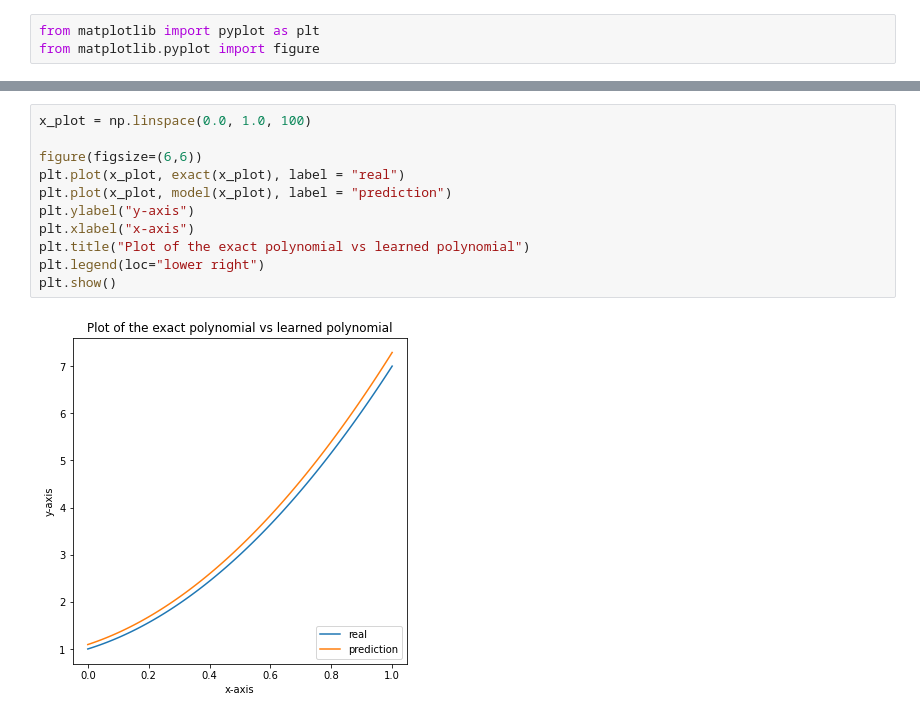
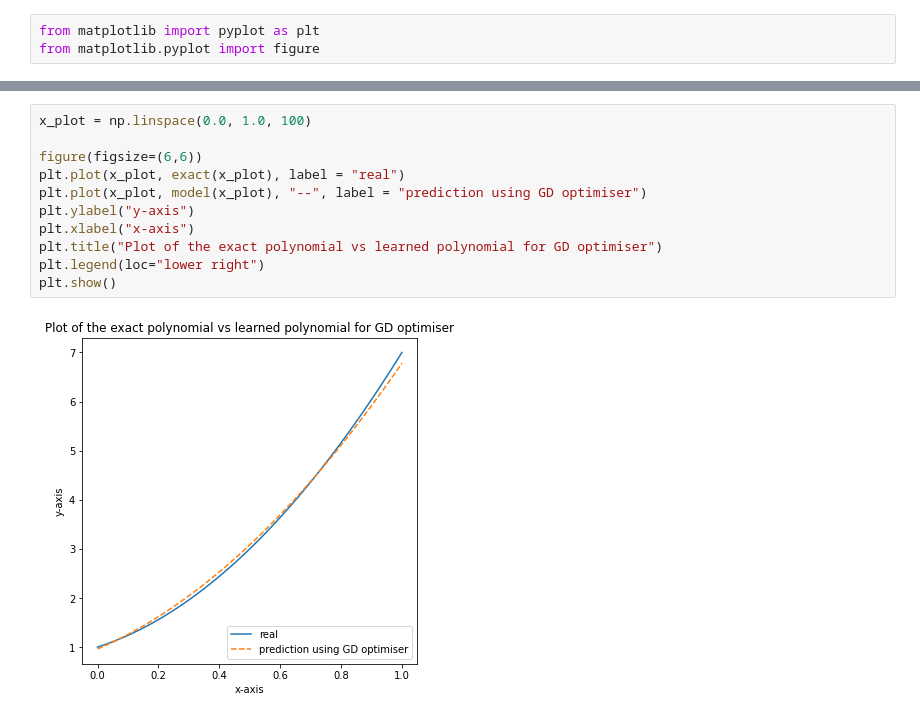
Before and after one commit to DarrahK/MMath, a Jupyter notebook: Quad_Poly_Example.ipynb, the cells around one changed output, grey strips where cells are left out. Saved outputs shown, nothing was run; the diff lists cells and outputs as text.

Commit message:
different optimisers example

```diff
--- a/Quad_Poly_Example.ipynb
+++ b/Quad_Poly_Example.ipynb
@@ -129,13 +192,13 @@ from matplotlib.pyplot import figure
 # %%
 x_plot = np.linspace(0.0, 1.0, 100)
 
 figure(figsize=(6,6))
 plt.plot(x_plot, exact(x_plot), label = "real")
-plt.plot(x_plot, model(x_plot), label = "prediction")
+plt.plot(x_plot, model(x_plot), "--", label = "prediction using GD optimiser")
 plt.ylabel("y-axis")
 plt.xlabel("x-axis")
-plt.title("Plot of the exact polynomial vs learned polynomial")
+plt.title("Plot of the exact polynomial vs learned polynomial for GD optimiser")
 plt.legend(loc="lower right")
 plt.show()
 # %% [output]
-[figure, old version]
+[figure, new version]
```
Also changed, not shown: parts of 17 cells of this notebook, 1 other file.
